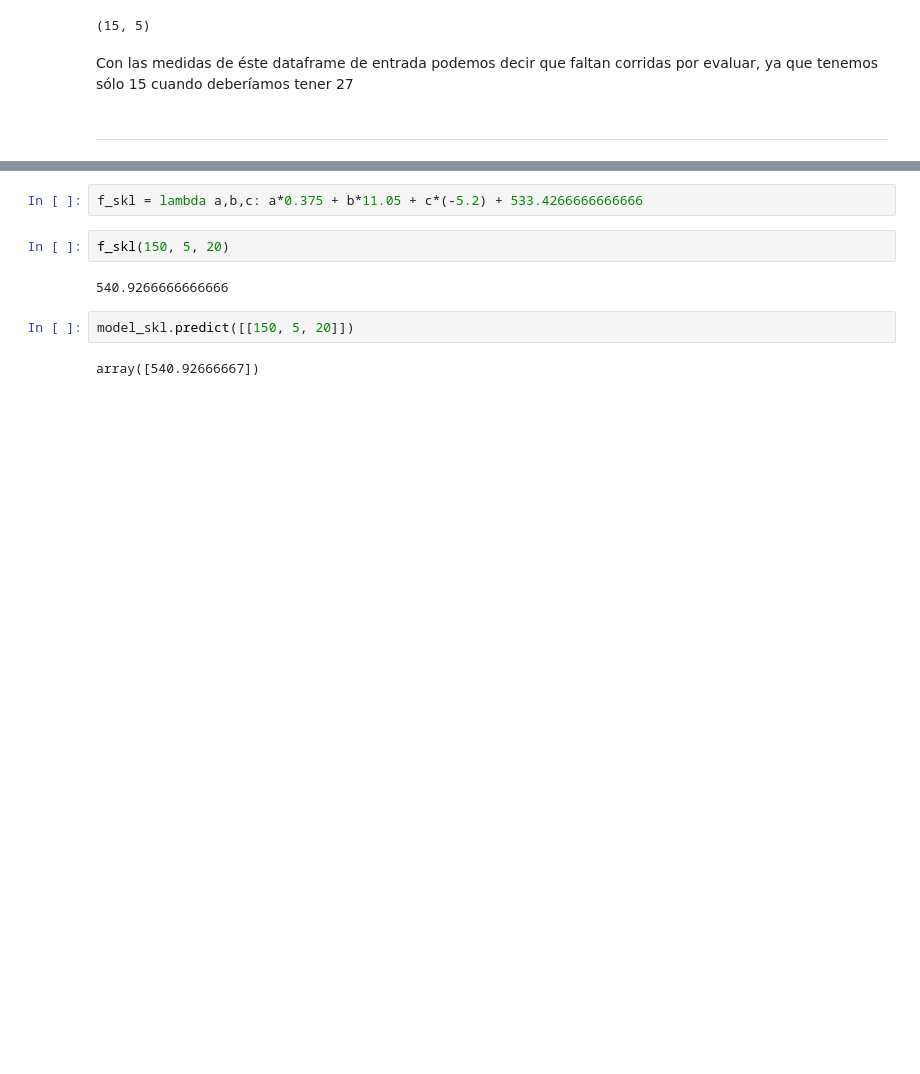
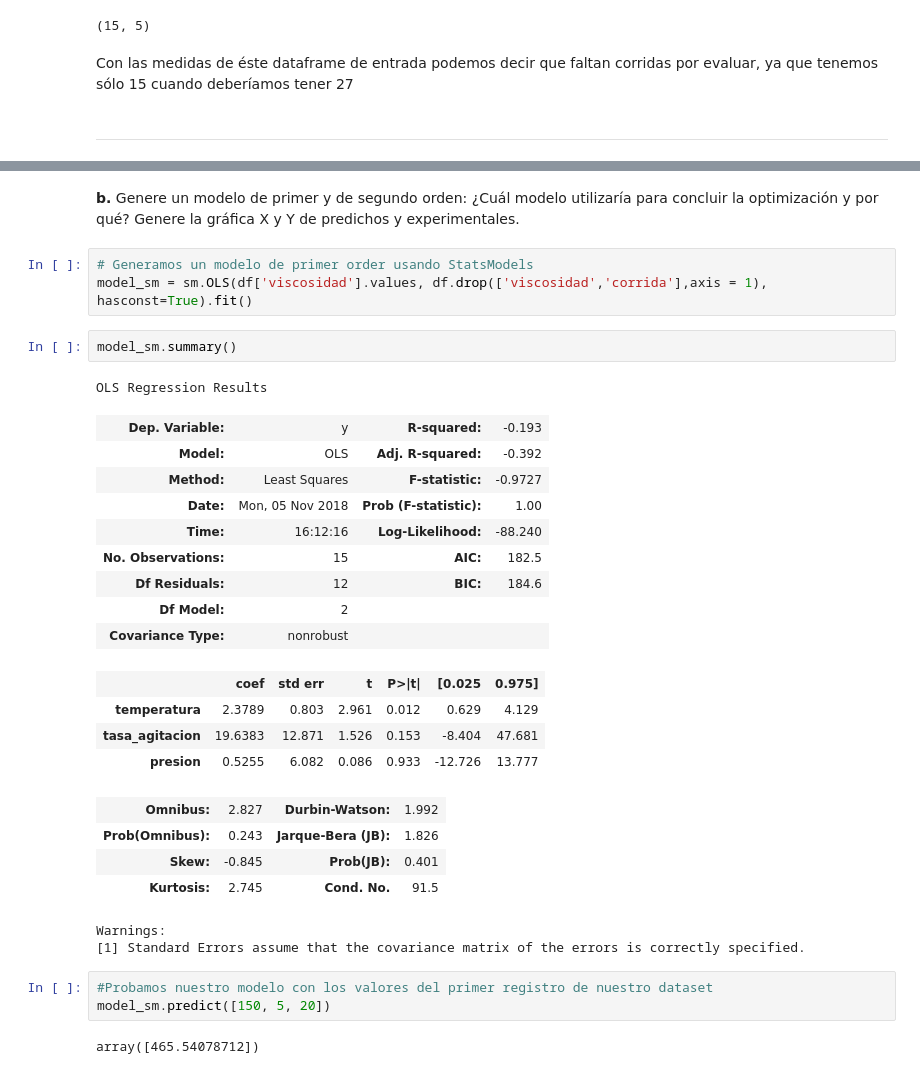
Before and after one commit to josemhenao/Python, a Jupyter notebook: Estadistica/Parcial EII, Punto 3.ipynb, the cells around one changed output, grey strips where cells are left out. Cells and saved outputs as stored; diff of their text form; blank space fills up the shorter version.

```diff
--- a/Estadistica/Parcial EII, Punto 3.ipynb
+++ b/Estadistica/Parcial EII, Punto 3.ipynb
@@ -147,10 +82,33 @@ print(model_skl.intercept_)
-# %%
-f_skl = lambda a,b,c: a*0.375 + b*11.05 + c*(-5.2) + 533.4266666666666
-# %%
-f_skl(150, 5, 20)
-# %% [output]
-540.9266666666666
-# %%
-model_skl.predict([[150, 5, 20]])
-# %% [output]
-array([540.92666667])
+# %% [markdown]
+**b.** Genere un modelo de primer y de segundo orden: ¿Cuál modelo utilizaría para concluir la optimización y por qué? Genere la gráfica X y Y de predichos y experimentales.
+# %%
+# Generamos un modelo de primer order usando StatsModels
+model_sm = sm.OLS(df['viscosidad'].values, df.drop(['viscosidad','corrida'],axis = 1), hasconst=True).fit()
+# %%
+model_sm.summary()
+# %% [output]
+OLS Regression Results
+| Dep. Variable: | y | R-squared: | -0.193 |
+| Model: | OLS | Adj. R-squared: | -0.392 |
+| Method: | Least Squares | F-statistic: | -0.9727 |
+| Date: | Mon, 05 Nov 2018 | Prob (F-statistic): | 1.00 |
+| Time: | 16:12:16 | Log-Likelihood: | -88.240 |
+| No. Observations: | 15 | AIC: | 182.5 |
+| Df Residuals: | 12 | BIC: | 184.6 |
+| Df Model: | 2 |  |  |
+| Covariance Type: | nonrobust |  |  |
+|  | coef | std err | t | P>|t| | [0.025 | 0.975] |
+| temperatura | 2.3789 | 0.803 | 2.961 | 0.012 | 0.629 | 4.129 |
+| tasa_agitacion | 19.6383 | 12.871 | 1.526 | 0.153 | -8.404 | 47.681 |
+| presion | 0.5255 | 6.082 | 0.086 | 0.933 | -12.726 | 13.777 |
+| Omnibus: | 2.827 | Durbin-Watson: | 1.992 |
+| Prob(Omnibus): | 0.243 | Jarque-Bera (JB): | 1.826 |
+| Skew: | -0.845 | Prob(JB): | 0.401 |
+| Kurtosis: | 2.745 | Cond. No. | 91.5 |
+Warnings:
+[1] Standard Errors assume that the covariance matrix of the errors is correctly specified.
+# %%
+#Probamos nuestro modelo con los valores del primer registro de nuestro dataset
+model_sm.predict([150, 5, 20])
+# %% [output]
+array([465.54078712])
```
Also changed, not shown: parts of 38 cells of this notebook, 5 other files.
